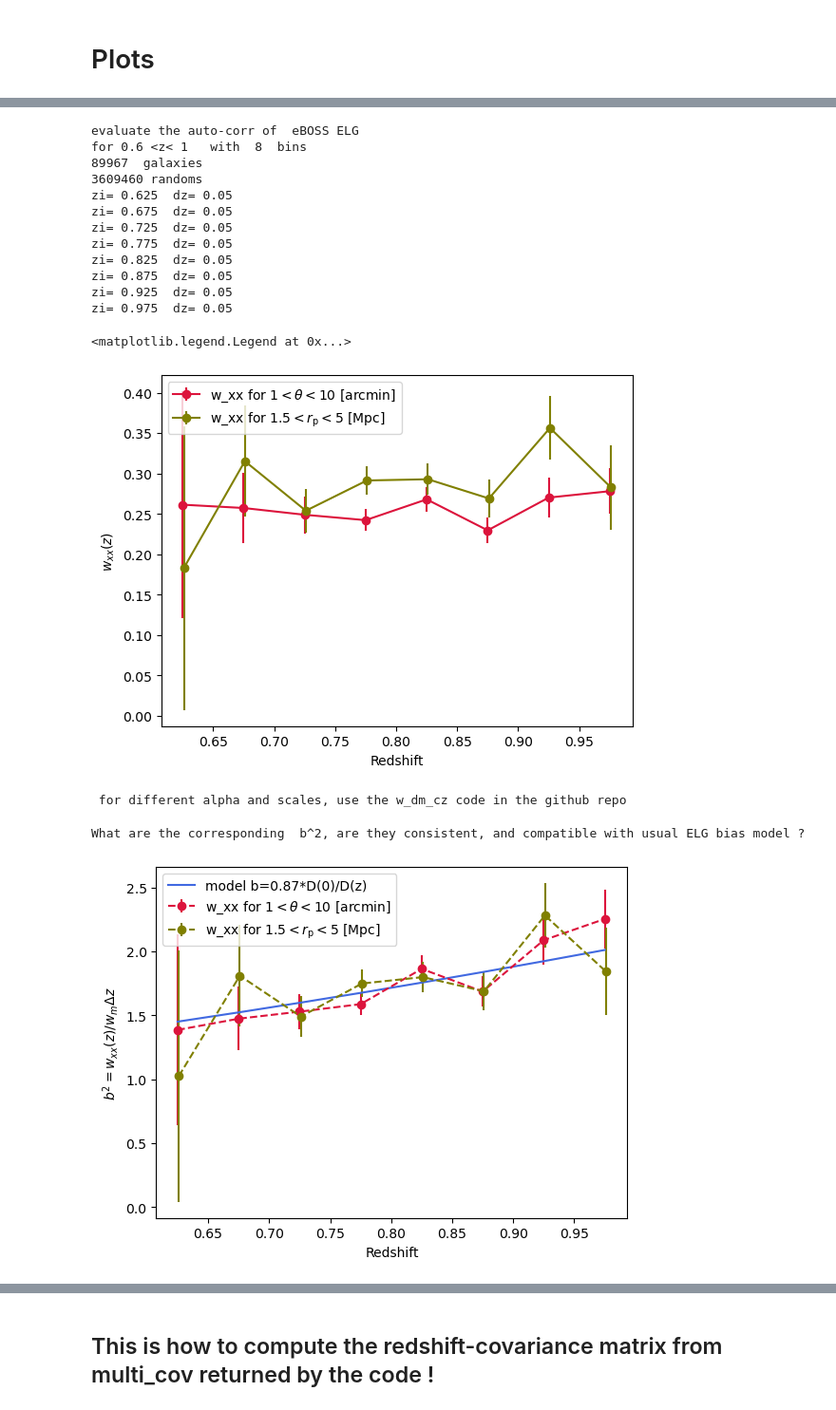
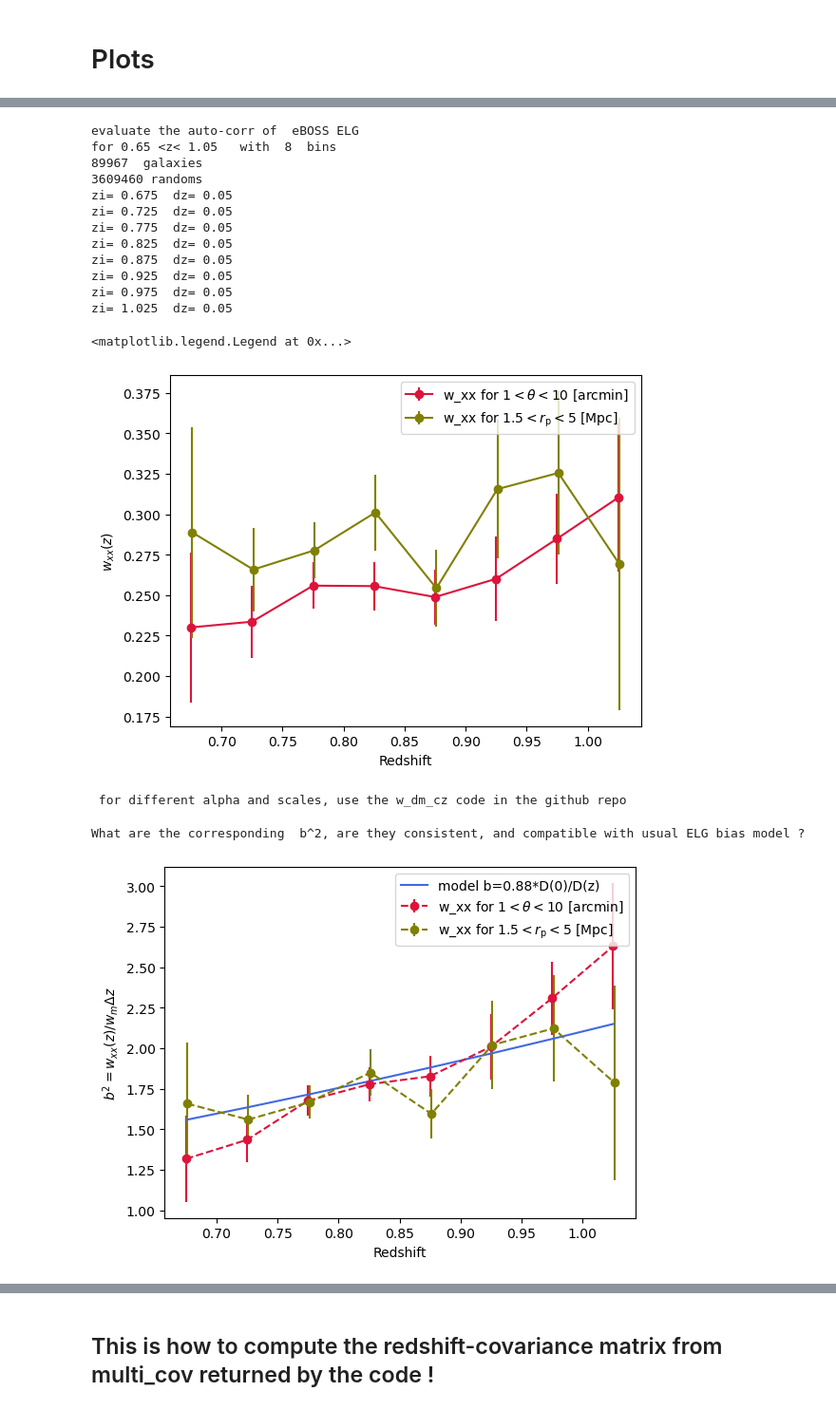
Before and after one commit to wdassignies/Clustering_z, a Jupyter notebook: Auto_corr_Cz.ipynb, the cells around one changed output, grey strips where cells are left out. Shown: that part at 95% size. Cells and saved outputs as stored; diff of their text form; code cells hidden in the pictures.

```diff
--- a/Auto_corr_Cz.ipynb
+++ b/Auto_corr_Cz.ipynb
@@ -235,6 +229,6 @@ def w_xx(sample_x, scale_range, z_range, Ntheta, Nz, Npatch, z_for_rand ,Eta_ran
 # %% [markdown]
 # Plots
 # %%
-A0,B0,C0=w_xx(sample_x='eBOSS ELG', scale_range=['theta',1,10], z_range=[0.6,1], Ntheta=10, Nz=8, Npatch=100, z_for_rand=True ,Eta_rand=5)
+A0,B0,C0=w_xx(sample_x='eBOSS ELG', scale_range=['theta',1,10], z_range=[0.65,1.05], Ntheta=10, Nz=8, Npatch=100, z_for_rand=True ,Eta_rand=5)
 # %% [output]
 evaluate the auto-corr of  eBOSS ELG
@@ -252,11 +245,10 @@ zi= 0.975  dz= 0.05
 # %%
-A1,B1,C1=w_xx(sample_x='eBOSS ELG', scale_range=['rp',1.5,5], z_range=[0.6,1], Ntheta=10, Nz=8, Npatch=100, z_for_rand=True ,Eta_rand=5)
+A1,B1,C1=w_xx(sample_x='eBOSS ELG', scale_range=['rp',1.5,5], z_range=[0.65,1.05], Ntheta=10, Nz=8, Npatch=100, z_for_rand=True ,Eta_rand=5)
 # %% [output]
 evaluate the auto-corr of  eBOSS ELG
-for 0.6 <z< 1   with  8  bins
+for 0.65 <z< 1.05   with  8  bins
 89967  galaxies
 3609460 randoms
-zi= 0.625  dz= 0.05
 zi= 0.675  dz= 0.05
 zi= 0.725  dz= 0.05
 zi= 0.775  dz= 0.05
@@ -264,12 +256,14 @@ zi= 0.825  dz= 0.05
 zi= 0.875  dz= 0.05
 zi= 0.925  dz= 0.05
 zi= 0.975  dz= 0.05
+zi= 1.025  dz= 0.05
 # %%
 ialpha=1
+plt.figure(dpi=100)
 plt.xlabel('Redshift')
 plt.ylabel(r'$w_{xx}(z)$')
 
-Z8=np.array([0.625+0.05*i for i in range(8)]) #Z list for 8 bins
+Z8=np.array([0.675+0.05*i for i in range(8)]) #Z list for 8 bins
 
 plt.errorbar(Z8, [A0[i][ialpha] for i in range(8)],yerr=[B0[i][ialpha] for i in range(8)],color='crimson',marker='o',label=r'w_xx for $1<\theta<10$ [arcmin]')
 plt.errorbar(Z8+0.001, [A1[i][ialpha] for i in range(8)],yerr=[B1[i][ialpha] for i in range(8)],color='olive',marker='o',label=r'w_xx for $1.5<r_{\rm p}<5$ [Mpc]')
@@ -277,11 +271,11 @@ plt.errorbar(Z8+0.001, [A1[i][ialpha] for i in range(8)],yerr=[B1[i][ialpha] for
 plt.legend()
 # %% [output]
 <matplotlib.legend.Legend at 0x...>
-[figure, old version]
+[figure, new version]
 # %%
 #for ialpha=1, and the scale range above:
-wdm_theta=np.array([0.00943, 0.00873, 0.00814, 0.00763, 0.00719, 0.00681, 0.00647, 0.00617])
-wdm_rp=np.array([0.00893, 0.00871, 0.00852, 0.00833, 0.00814, 0.00797, 0.00781, 0.00767])
+wdm_theta=np.array([0.00873, 0.00814, 0.00763, 0.00719, 0.00681, 0.00647, 0.00617, 0.0059])
+wdm_rp=np.array([0.00871, 0.00852, 0.00833, 0.00814, 0.00797, 0.00781, 0.00767, 0.00753])
 
 print(' for different alpha and scales, use the w_dm_cz code in the github repo')
 # %% [output]
@@ -289,22 +283,23 @@ print(' for different alpha and scales, use the w_dm_cz code in the github repo'
 # %%
 ialpha=1
 plt.xlabel('Redshift')
 plt.ylabel(r'$b^2=w_{xx}(z)/w_m\Delta z$')
 
-Z8=np.array([0.625+0.05*i for i in range(8)]) #Z list for 8 bins
+Z8=np.array([0.675+0.05*i for i in range(8)]) #Z list for 8 bins
 
-plt.errorbar(Z8, [A0[i][ialpha]/wdm_theta[i]*0.05 for i in range(8)],yerr=[B0[i][ialpha]/wdm_theta[i]*0.05  for i in range(8)],color='crimson',linestyle='--',marker='o',label=r'w_xx for $1<\theta<10$ [arcmin]')
-plt.errorbar(Z8+0.001, [A1[i][ialpha]/wdm_rp[i]*0.05  for i in range(8)],yerr=[B1[i][ialpha]/wdm_rp[i]*0.05  for i in range(8)],color='olive',linestyle='--',marker='o',label=r'w_xx for $1.5<r_{\rm p}<5$ [Mpc]')
+plt.errorbar(Z8, A0[:,ialpha]/wdm_theta*0.05,yerr=B0[:,ialpha]/wdm_theta*0.05,color='crimson',linestyle='--',marker='o',label=r'w_xx for $1<\theta<10$ [arcmin]')
+plt.errorbar(Z8+0.001, A1[:,ialpha]/wdm_rp*0.05,yerr=B1[:,ialpha]/wdm_rp*0.05,color='olive',linestyle='--',marker='o',label=r'w_xx for $1.5<r_{\rm p}<5$ [Mpc]')
 
 
-b2_model=[(0.87*D_cosmo(0)/D_cosmo(z))**2 for z in Z8]
+b_amp=0.88
+b2_model=(b_amp*D_cosmo(0)/D_cosmo(Z8))**2
 
-plt.plot(Z8,b2_model,label='model b=0.87*D(0)/D(z)',color='royalblue')
+plt.plot(Z8,b2_model,label=f'model b={b_amp}*D(0)/D(z)',color='royalblue')
 plt.legend()
 print('What are the corresponding  b^2, are they consistent, and compatible with usual ELG bias model ?')
 # %% [output]
 What are the corresponding  b^2, are they consistent, and compatible with usual ELG bias model ?
-[figure, old version]
+[figure, new version]
 # %%
 # this is for the cross-corr code:
 A2,B2,C2=w_xx(sample_x='eBOSS ELG', scale_range=['rp',1.5,5], z_range=[0.6,0.85], Ntheta=10, Nz=5, Npatch=100, z_for_rand=True ,Eta_rand=5)
```
Also changed, not shown: parts of 11 cells of this notebook.
